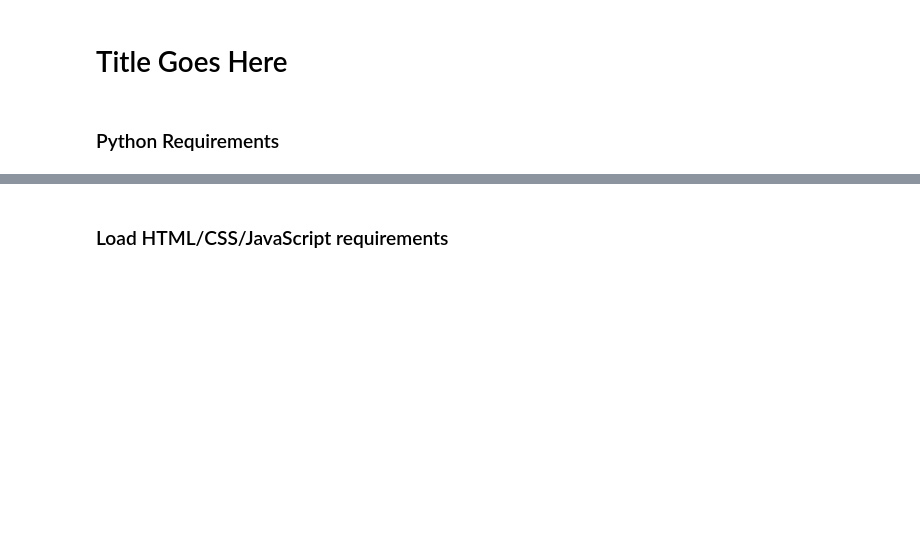
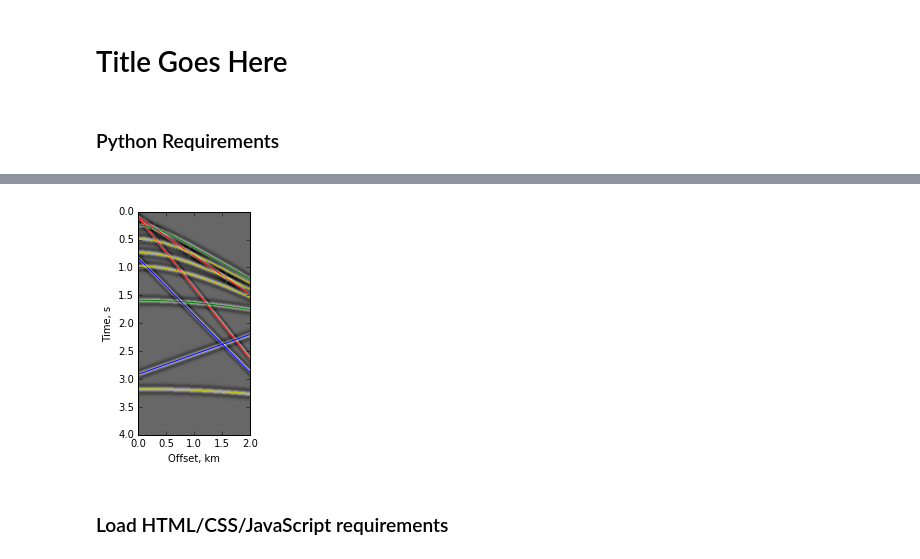
Before and after one commit to yuriyi/hackathon2017, a Jupyter notebook: User_Interface_v1.ipynb, the cells around one changed output, grey strips where cells are left out. Cells and saved outputs as stored; diff of their text form; code cells hidden in the pictures; blank space fills up the shorter version.

```diff
--- a/User_Interface_v1.ipynb
+++ b/User_Interface_v1.ipynb
@@ -11,0 +21,14 @@ import os.path
+# %%
+# Generate points
+events=points_gen(2,2,2)
+
+# Convert generated points to data (t(x))
+data, labels, x = points_to_data(events)
+
+# Convert data to seismic
+seism = data_to_seism(data, x)
+
+# Plot
+bob = data_plot(seism,data,labels,x,'yes')
+# %% [output]
+[figure, added]
```
Also changed, not shown: parts of 8 cells of this notebook, 2 other files.
